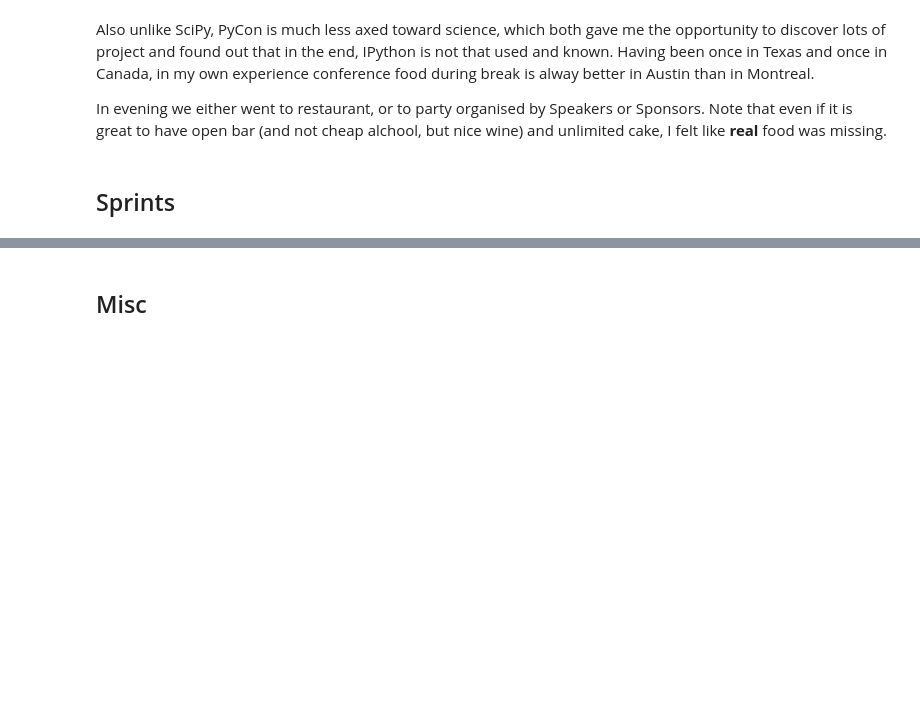
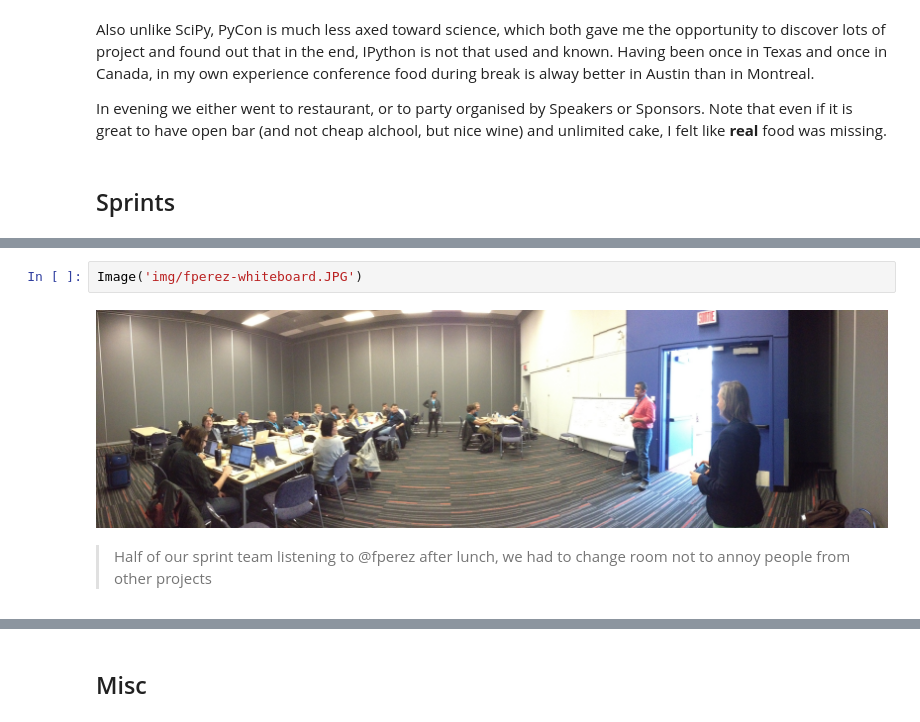
Before and after one commit to Carreau/posts, a Jupyter notebook: 13-PyCon2014.ipynb, the cells around one changed output, grey strips where cells are left out. Saved outputs shown, nothing was run; the diff lists cells and outputs as text; blank space fills up the shorter version.

```diff
--- a/13-PyCon2014.ipynb
+++ b/13-PyCon2014.ipynb
@@ -115,0 +120,6 @@ So we arrived at the sprint on monday morning off the cuff
+# %%
+Image('img/fperez-whiteboard.JPG')
+# %% [output]
+[figure, added]
+# %% [markdown]
+> Half of our sprint team listening to @fperez after lunch, we had to change room not to annoy people from other projects
```
Also changed, not shown: parts of 9 cells of this notebook, 9 other files.
